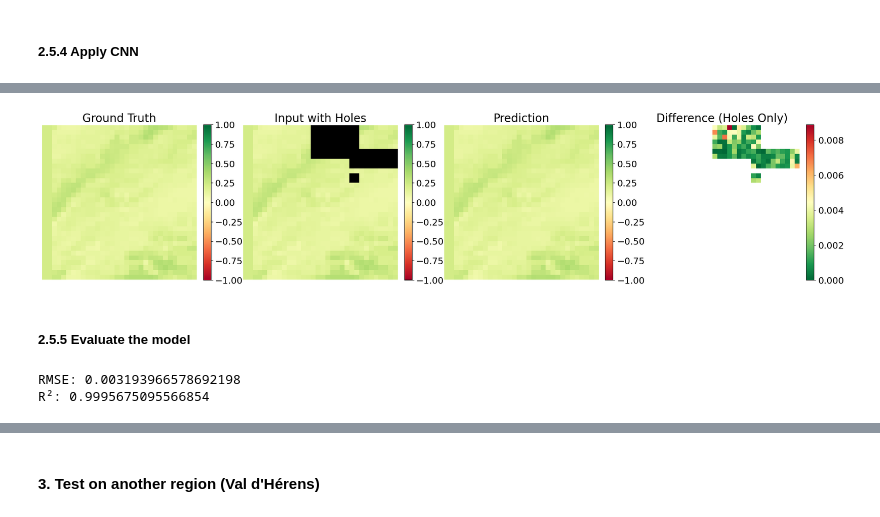
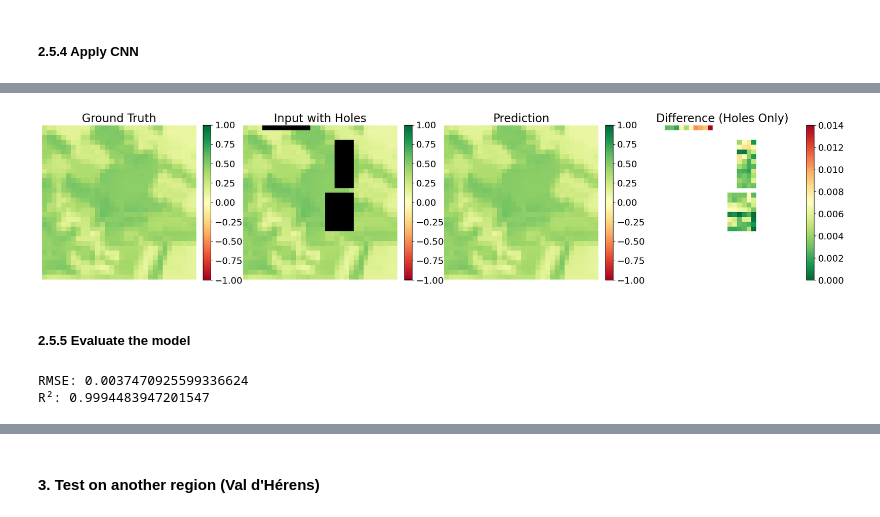
Before and after one commit to larasauser/2024_MLEES, a Jupyter notebook: Project/project_script.ipynb, the cells around one changed output, grey strips where cells are left out. Saved outputs shown, nothing was run; the diff lists cells and outputs as text; code cells hidden in the pictures.

```diff
--- a/Project/project_script.ipynb
+++ b/Project/project_script.ipynb
@@ -878,6 +888,6 @@ from tensorflow.keras.models import load_model
 # %%
 # Load the saved model
-model_path = '/content/drive/My Drive/NDVI_images/best_unet_model_3.keras'
+model_path = '/content/drive/My Drive/NDVI_images/best_unet_model_4.keras'
 best_model = load_model(model_path, custom_objects={'masked_mae': masked_mae})
 # %%
 # Evaluate the model
@@ -924,7 +934,7 @@ mask_holes = (y_test == 10)  # Masque des pixels troués
 difference_holes_only = np.where(mask_holes, difference, np.nan)  # Masque les autres pixels
 
 # Visualisation des résultats
-idx = 555  # Index pour visualiser un échantillon spécifique
+idx = 432  # Index pour visualiser un échantillon spécifique
 
 plt.figure(figsize=(20, 5))
 
@@ -936,34 +946,34 @@ plt.axis('off')
 cbar1 = plt.colorbar(img1, fraction=0.046, pad=0.04)
 cbar1.ax.tick_params(labelsize=16)  # Increase colorbar font size
 
 # Image d'entrée avec trous
 plt.subplot(1, 4, 2)
 plt.title("Input with Holes", fontsize=20)  # Increase font size
 img2 = plt.imshow(y_test[idx, :, :], cmap=custom_cmap, norm=norm)
 plt.axis('off')
 cbar2 = plt.colorbar(img2, fraction=0.046, pad=0.04)
 cbar2.ax.tick_params(labelsize=16)  # Increase colorbar font size
 
 # Prédictions
 plt.subplot(1, 4, 3)
 plt.title("Prediction", fontsize=20)  # Increase font size
 img3 = plt.imshow(y_pred[idx, :, :], cmap='RdYlGn', norm=norm)
 plt.axis('off')
 cbar3 = plt.colorbar(img3, fraction=0.046, pad=0.04)
 cbar3.ax.tick_params(labelsize=16)  # Increase colorbar font size
 
 # Différence uniquement dans les trous
 plt.subplot(1, 4, 4)
 plt.title("Difference (Holes Only)", fontsize=20)  # Increase font size
 img4 = plt.imshow(difference_holes_only[idx, :, :], cmap='RdYlGn_r', vmin=0)  # Colormap pour différences
 plt.axis('off')
 cbar4 = plt.colorbar(img4, fraction=0.046, pad=0.04)
 cbar4.ax.tick_params(labelsize=16)  # Increase colorbar font size
 
 plt.tight_layout()
 plt.show()
 # %% [output]
-[figure, old version]
+[figure, new version]
 # %% [markdown]
 ##### 2.5.5 Evaluate the model
 # %%
@@ -991,8 +1001,8 @@ correlation = np.corrcoef(y_test_valid, y_pred_valid)[0, 1]
 r_squared = correlation ** 2
 print(f"R²: {r_squared}")
 # %% [output]
-RMSE: 0.003193966578692198
-R²: 0.9995675095566854
+RMSE: 0.0037470925599336624
+R²: 0.9994483947201547
 # %%
 # Plot histograms
 plt.figure(figsize=(10, 6))
```
Also changed, not shown: parts of 49 cells of this notebook.
